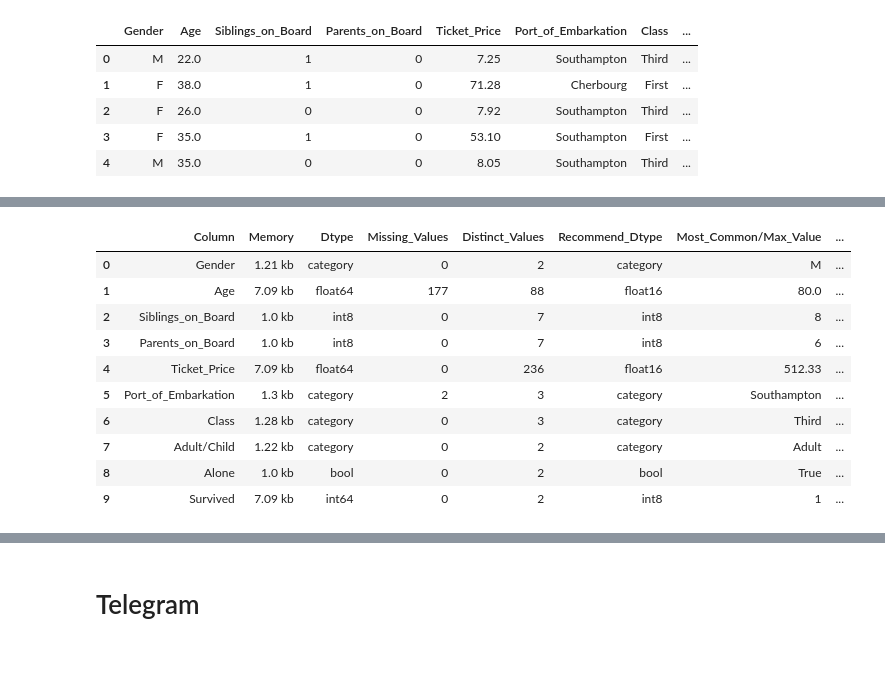
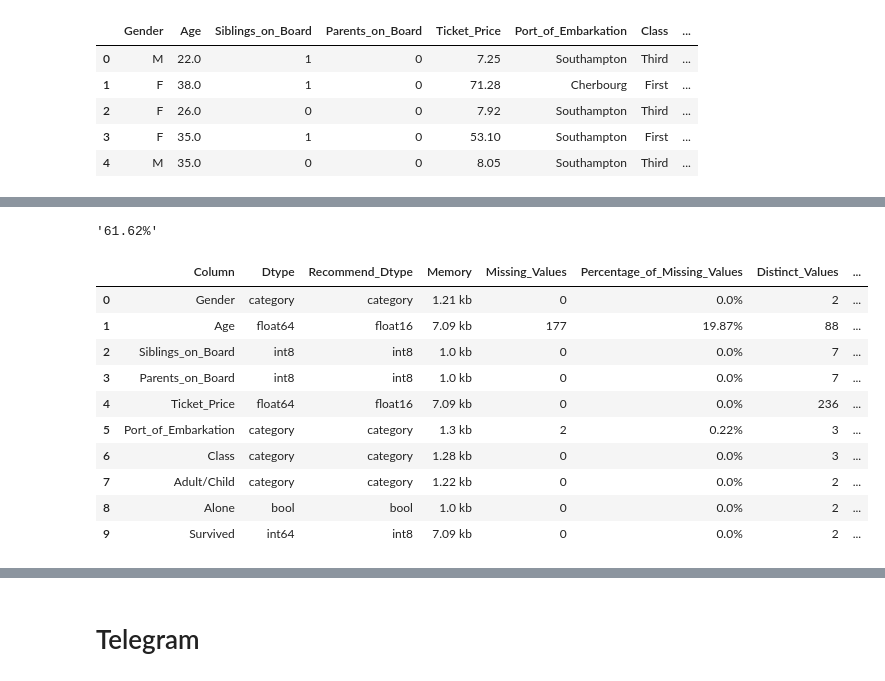
Before and after one commit to Abigor111/SunTzu, a Jupyter notebook: examples/MetadataFunctions.ipynb, the cells around one changed output, grey strips where cells are left out. Saved outputs shown, nothing was run; the diff lists cells and outputs as text; code cells hidden in the pictures.

Commit message:
Updates on the statistics Dataframe

```diff
--- a/examples/MetadataFunctions.ipynb
+++ b/examples/MetadataFunctions.ipynb
@@ -753,6 +767,11 @@ def get_col_memory_usage(self, col, unit="kb"):
 # %%
 def get_null_count(self, col):
     return self[col].isnull().sum()
+# %%
+def get_null_count_percentage(self, col):
+    value = self[col].isnull().sum()
+    value = round((value/len(self[col])) * 100, 2)
+    return f"{value}%"
 # %%
 def get_unique_values_count(self, col):
     return self[col].nunique()
@@ -797,20 +824,65 @@ get_min_value_count(df, "Alone")
+# %%
+def get_min_value_percentage(self, col):
+    if self[col].dtype != "category":
+        value = self[col].min()
+        value = self[self[col] == value][col].count()
+        value = round((value/len(self[col])) * 100, 2)
+        return f"{value}%"
+    else:
+        value = self[col].value_counts().min()
+        value = round((value/len(self[col])) * 100, 2)
+        return f"{value}%"
+# %%
+get_min_value_percentage(df, "Survived")
+# %% [output]
+'61.62%'
 # %%
 dataframe = []
 for col in df.columns:
-    col_info = [col, get_col_memory_usage(df, col), get_dtype(df, col), get_null_count(df, col), get_unique_values_count(df, col), get_best_dtype(df, col), get_max_value(df, col), get_max_value_count(df, col), get_min_value(df, col), get_min_value_count(df, col)]
+    col_info = [
+        col,
+        get_dtype(df, col),
+        get_best_dtype(df, col),
+        get_col_memory_usage(df, col),
+        get_null_count(df, col),
+        get_null_count_percentage(df, col),
+        get_unique_values_count(df, col),
+        get_max_value(df, col),
+        get_max_value_count(df, col),
+        get_max_value_percentage(df, col),
+        get_min_value(df, col),
+        get_min_value_count(df, col),
+        get_min_value_percentage(df, col)
+    ]
     dataframe.append(col_info)
-dataframe = pd.DataFrame(dataframe, columns=['Column', 'Memory', "Dtype", "Missing_Values", "Distinct_Values", "Recommend_Dtype", "Most_Common/Max_Value", "Occurrences_of_Max_Value", "Less Common/Min Value", "Occurrences_of_Min_Value"])
+
+column_names = [
+    'Column',
+    'Dtype',
+    'Recommend_Dtype',
+    'Memory',
+    'Missing_Values',
+    'Percentage_of_Missing_Values',
+    'Distinct_Values',
+    'Most_Common/Max_Value',
+    'Occurrences_of_Max_Value',
+    'Percentages_of_Occurrences_of_Max_Value',
+    'Less_Common/Min_Value',
+    'Occurrences_of_Min_Value',
+    'Percentage_of_Occurrences_of_Min_Value'
+]
+
+dataframe = pd.DataFrame(dataframe, columns=column_names)
 dataframe.head(len(df.columns))
-#TODO Handle Max and Min Value
 # %% [output]
-|  | Column | Memory | Dtype | Missing_Values | Distinct_Values | Recommend_Dtype | Most_Common/Max_Value | ... |
-| 0 | Gender | 1.21 kb | category | 0 | 2 | category | M | ... |
-| 1 | Age | 7.09 kb | float64 | 177 | 88 | float16 | 80.0 | ... |
-| 2 | Siblings_on_Board | 1.0 kb | int8 | 0 | 7 | int8 | 8 | ... |
-| 3 | Parents_on_Board | 1.0 kb | int8 | 0 | 7 | int8 | 6 | ... |
-| 4 | Ticket_Price | 7.09 kb | float64 | 0 | 236 | float16 | 512.33 | ... |
-| 5 | Port_of_Embarkation | 1.3 kb | category | 2 | 3 | category | Southampton | ... |
-| 6 | Class | 1.28 kb | category | 0 | 3 | category | Third | ... |
-| 7 | Adult/Child | 1.22 kb | category | 0 | 2 | category | Adult | ... |
-| 8 | Alone | 1.0 kb | bool | 0 | 2 | bool | True | ... |
-| 9 | Survived | 7.09 kb | int64 | 0 | 2 | int8 | 1 | ... |
+|  | Column | Dtype | Recommend_Dtype | Memory | Missing_Values | Percentage_of_Missing_Values | Distinct_Values | ... |
+| 0 | Gender | category | category | 1.21 kb | 0 | 0.0% | 2 | ... |
+| 1 | Age | float64 | float16 | 7.09 kb | 177 | 19.87% | 88 | ... |
+| 2 | Siblings_on_Board | int8 | int8 | 1.0 kb | 0 | 0.0% | 7 | ... |
+| 3 | Parents_on_Board | int8 | int8 | 1.0 kb | 0 | 0.0% | 7 | ... |
+| 4 | Ticket_Price | float64 | float16 | 7.09 kb | 0 | 0.0% | 236 | ... |
+| 5 | Port_of_Embarkation | category | category | 1.3 kb | 2 | 0.22% | 3 | ... |
+| 6 | Class | category | category | 1.28 kb | 0 | 0.0% | 3 | ... |
+| 7 | Adult/Child | category | category | 1.22 kb | 0 | 0.0% | 2 | ... |
+| 8 | Alone | bool | bool | 1.0 kb | 0 | 0.0% | 2 | ... |
+| 9 | Survived | int64 | int8 | 7.09 kb | 0 | 0.0% | 2 | ... |
```
Also changed, not shown: parts of 9 cells of this notebook.
